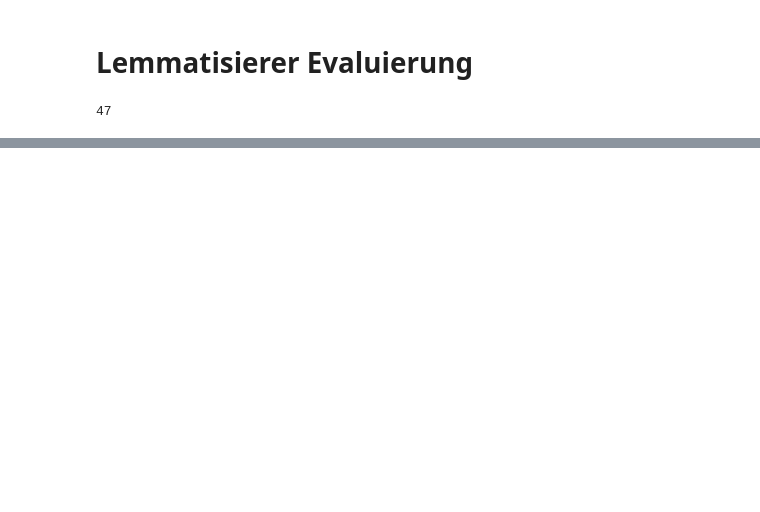
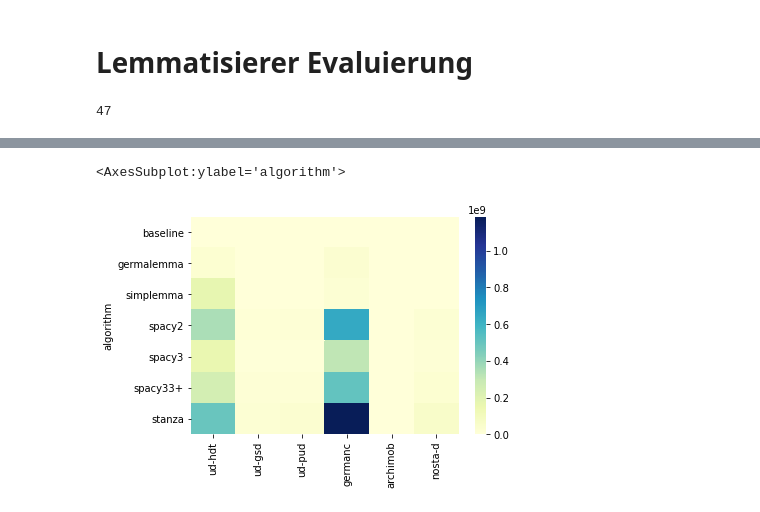
Before and after one commit to zentrum-lexikographie/eval-de-lemma, a Jupyter notebook: nbs/evaluation.ipynb, the cells around one changed output, grey strips where cells are left out. Saved outputs shown, nothing was run; the diff lists cells and outputs as text; code cells hidden in the pictures; blank space fills up the shorter version.

```diff
--- a/nbs/evaluation.ipynb
+++ b/nbs/evaluation.ipynb
@@ -64,0 +56,16 @@ ValueError: Unable to coerce to Series, length must be 7: given 6
+# %%
+memory = pd.DataFrame(columns=['algorithm']+corpora)
+line = []
+algo_index = 0
+for d in data:
+    if d['dataset'] == 'archimob' or len(line)==4:  # error reading in archimob
+        line.append(0)
+        continue
+    line.append(d['memory_peak'])
+    if d['dataset'] == 'nosta-d':  # last corpus reached
+        memory.loc[len(memory)] = [algos[algo_index]] + line
+        line = []
+        algo_index += 1  # next algorithm
+memory = memory.set_index('algorithm')
+memory = memory.astype(float)
+memory
@@ -64,0 +82,5 @@ ValueError: Unable to coerce to Series, length must be 7: given 6
+# %%
+sns.heatmap(memory, cmap="YlGnBu")
+# %% [output]
+<AxesSubplot:ylabel='algorithm'>
+[figure, added]
```
Also changed, not shown: parts of 5 cells of this notebook, 3 other files.
